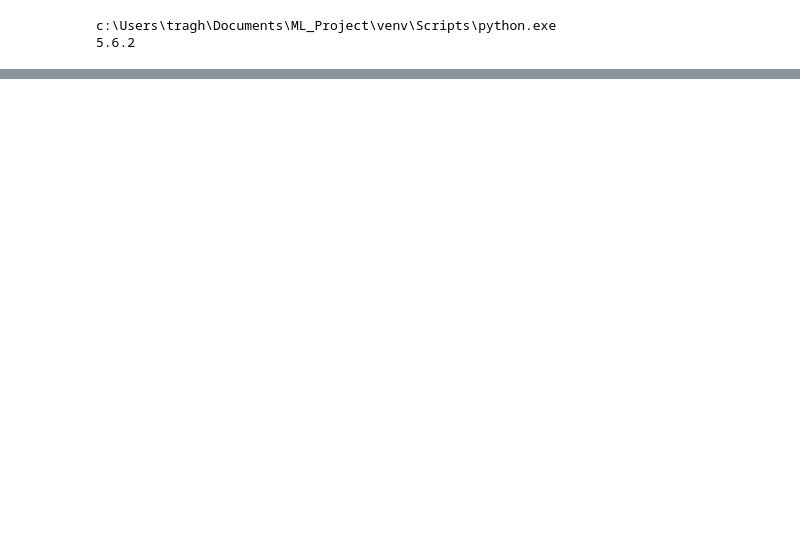
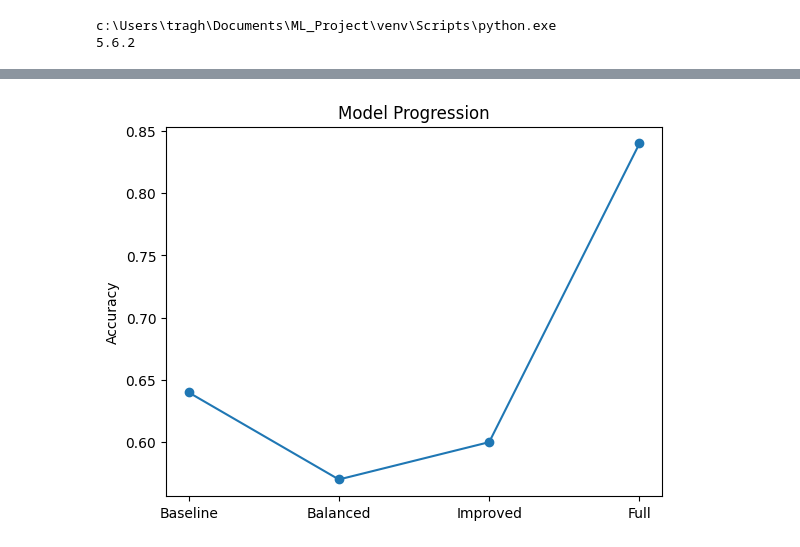
Before and after one commit to JumDum1101/ML_Project, a Jupyter notebook: llm.ipynb, the cells around one changed output, grey strips where cells are left out. Drawn from its saved outputs; the diff is of its cells as text; code cells hidden in the pictures; blank space fills up the shorter version.

```diff
--- a/llm.ipynb
+++ b/llm.ipynb
@@ -571,0 +602,10 @@ c:\Users\tragh\Documents\ML_Project\venv\Scripts\python.exe
+# %%
+models = ["Baseline", "Balanced", "Improved", "Full"]
+accuracy = [0.64, 0.57, 0.60, 0.84]
+
+plt.plot(models, accuracy, marker='o')
+plt.title("Model Progression")
+plt.ylabel("Accuracy")
+plt.show()
+# %% [output]
+[figure, added]
```
Also changed, not shown: parts of 7 cells of this notebook.
